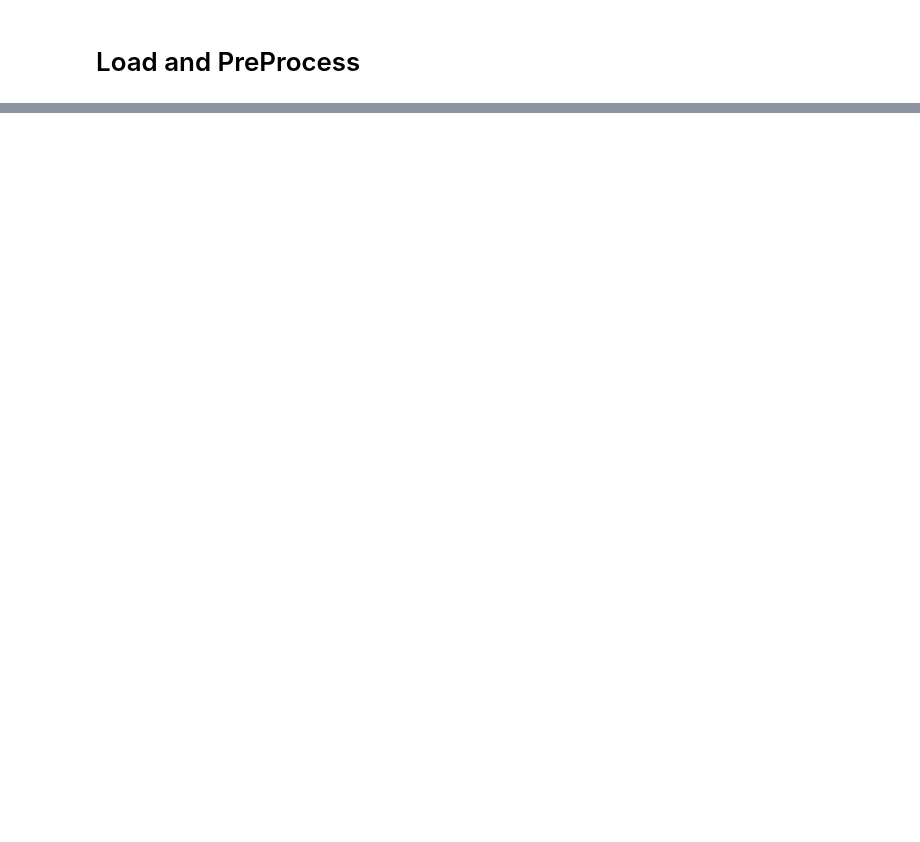
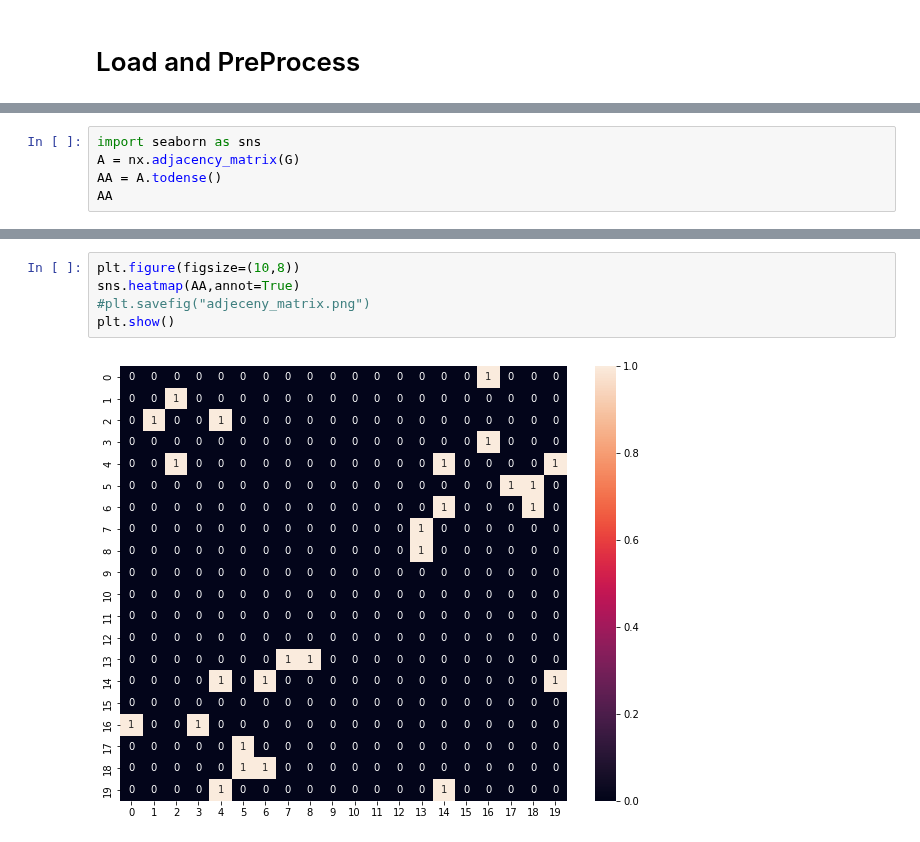
Before and after one commit to fredrikkortet/mt-hh, a Jupyter notebook: GCN.ipynb, the cells around one changed output, grey strips where cells are left out. Cells and saved outputs as stored; diff of their text form; blank space fills up the shorter version.

```diff
--- a/GCN.ipynb
+++ b/GCN.ipynb
@@ -46,0 +97,5 @@ plt.plot(distance.cost.values)
+# %%
+import seaborn as sns
+A = nx.adjacency_matrix(G)
+AA = A.todense()
+AA
@@ -46,0 +147,7 @@ plt.plot(distance.cost.values)
+# %%
+plt.figure(figsize=(10,8))
+sns.heatmap(AA,annot=True)
+#plt.savefig("adjeceny_matrix.png")
+plt.show()
+# %% [output]
+[figure, added]
```
Also changed, not shown: parts of 24 cells of this notebook.
